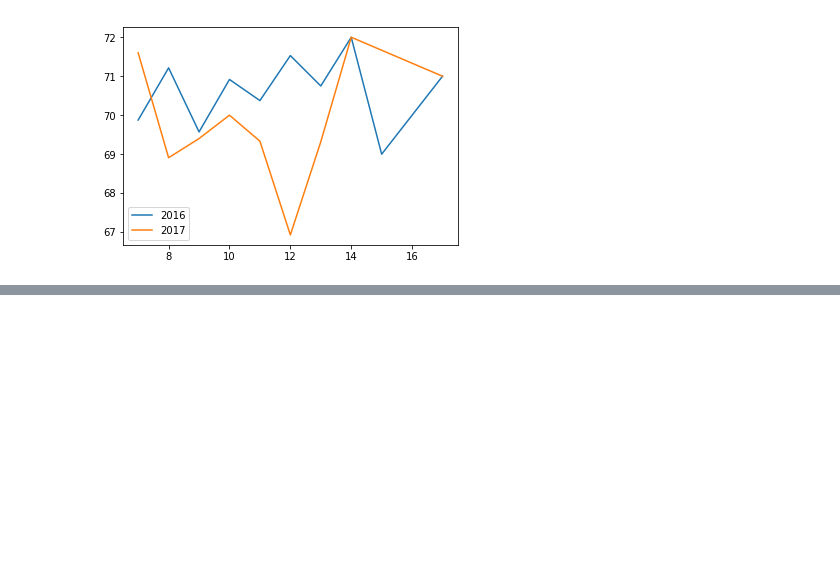
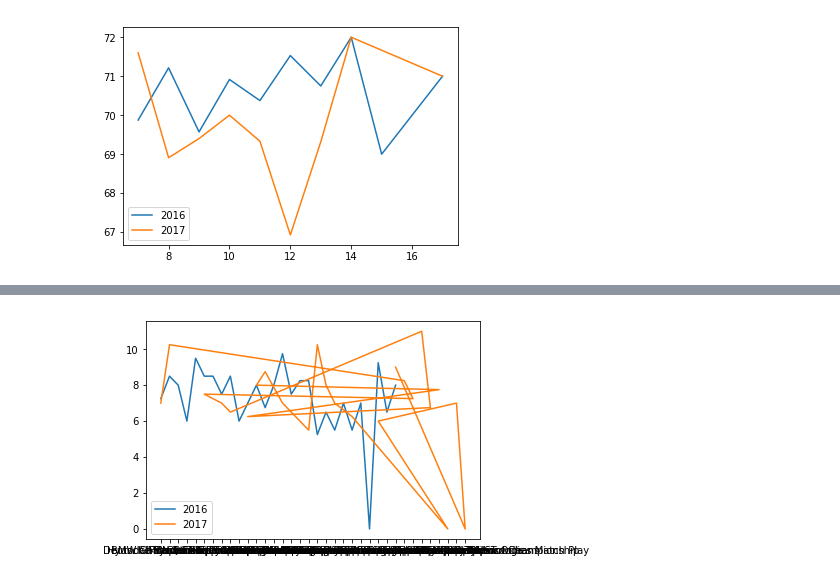
Before and after one commit to rer145/Data-Visualization, a Jupyter notebook: project-3/data.ipynb, the cells around one changed output, grey strips where cells are left out. Cells and saved outputs as stored; diff of their text form; code cells hidden in the pictures; blank space fills up the shorter version.

```diff
--- a/project-3/data.ipynb
+++ b/project-3/data.ipynb
@@ -241,3 +233,6 @@ plt.legend()
 plt.show()
 # %% [output]
 [figure]
+# %%
+jt = pd.concat([jt2016, jt2017])
+jt.head()
@@ -243,0 +280,8 @@ plt.show()
+# %%
+fig = plt.figure()
+plt.plot(jt.loc[(jt['Tournament Year'] == 2016)].groupby(['Event Name'])['Driving Acc. %(Fairways Hit)'].mean(), label='2016')
+plt.plot(jt.loc[(jt['Tournament Year'] == 2017)].groupby(['Event Name'])['Driving Acc. %(Fairways Hit)'].mean(), label='2017')
+plt.legend()
+plt.show()
+# %% [output]
+[figure, added]
```
Also changed, not shown: parts of 12 cells of this notebook, 4 other files.
